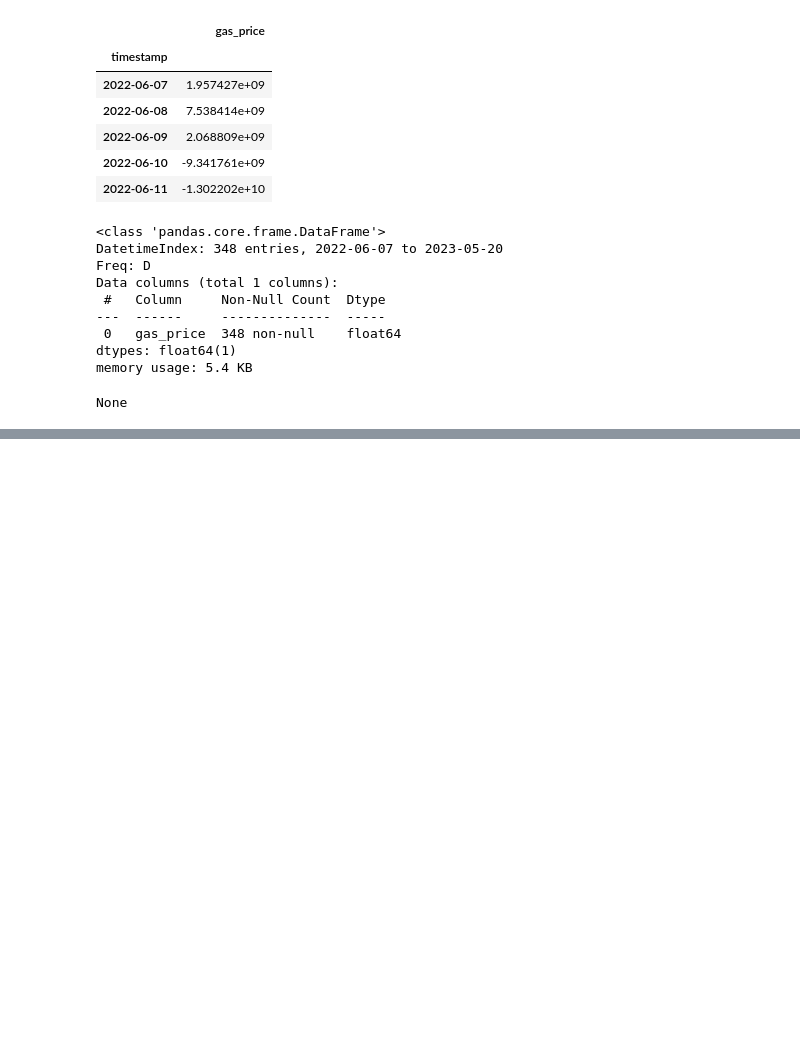
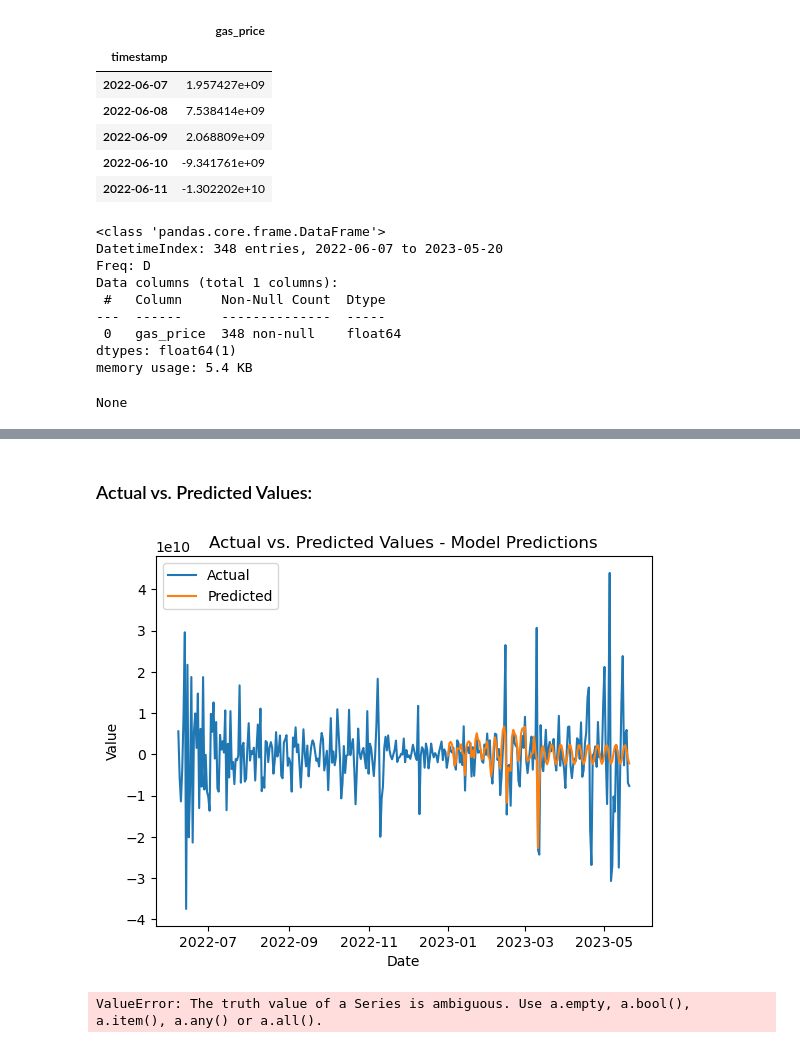
Before and after one commit to najibabounasr/AuthentiChain, a Jupyter notebook: alchemy_api.ipynb, the cells around one changed output, grey strips where cells are left out. Drawn from its saved outputs; the diff is of its cells as text; code cells hidden in the pictures; blank space fills up the shorter version.

```diff
--- a/alchemy_api.ipynb
+++ b/alchemy_api.ipynb
@@ -562,20 +572,22 @@ best_rmse_model = None
 best_aic_model = None
 # %%
 # Determine the index at which to split the data
-split_index = int(len(data_4) * 0.8)  # Split at 80% of the data
+split_index = int(len(data_3) * 0.8)  # Split at 80% of the data
 
 # Split the data into train and test sets
-train = data_4.iloc[:split_index]
-test = data_4.iloc[split_index:]
+train = data_3.iloc[:split_index]
+test = data_3.iloc[split_index:]
 # %%
 # Define the ranges for p, d, and q values
 p_values = range(0, 4)
 d_values = range(0, 3)
 q_values = range(0, 4)
+# %%
+data = data_3
 # %%
 from sklearn.metrics import mean_squared_error, mean_absolute_error
 # Choose the number of times to iterate over all p, d, and q values
-num_tries = 5
+num_tries = 10
 
 # Iterate over all combinations of p, d, and q values, 50 times
 
@@ -861,0 +662,24 @@ plt.show()
+# %% [markdown]
+### Actual vs. Predicted Values:
+# %%
+import matplotlib.pyplot as plt
+start_date = '2023-01-01'
+end_date = '2023-05-20'
+# Plot actual values
+plt.plot(data.index, data, label='Actual')
+# Plot predicted values from the best model
+predicted_values = best_rmse_model.predict(start=start_date, end=end_date)
+plt.plot(predicted_values.index, predicted_values, label='Predicted')
+# Set labels and title
+plt.xlabel('Date')
+plt.ylabel('Value')
+plt.title('Actual vs. Predicted Values - Model Predictions')
+# Add legend
+plt.legend()
+# Show the plot
+plt.show()
+# Display the correlation between the original data and the predicted values
+display(print("The correlation between the original data and the predictions is:",data.corr(predicted_values)))
+# %% [output]
+[figure, added]
+ValueError: The truth value of a Series is ambiguous. Use a.empty, a.bool(), a.item(), a.any() or a.all().
```
Also changed, not shown: parts of 31 cells of this notebook, 12 other files.
